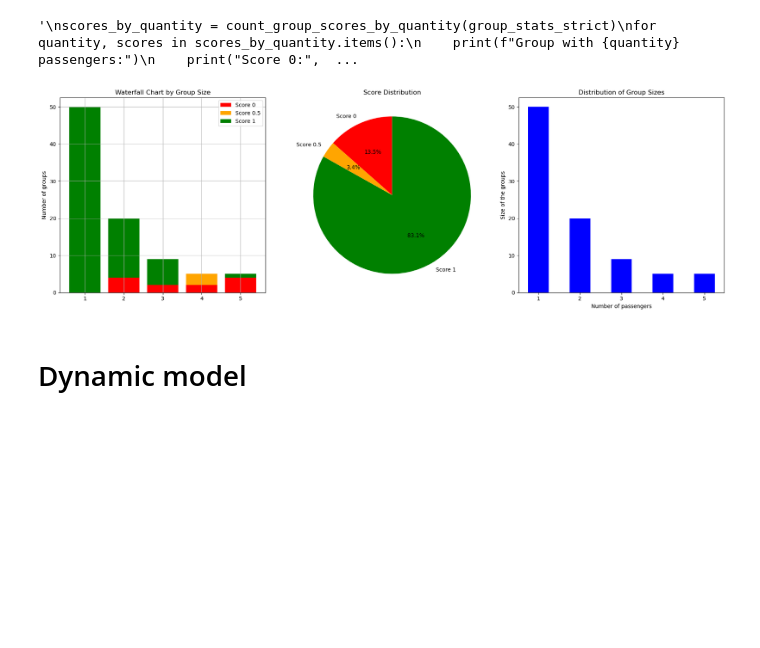
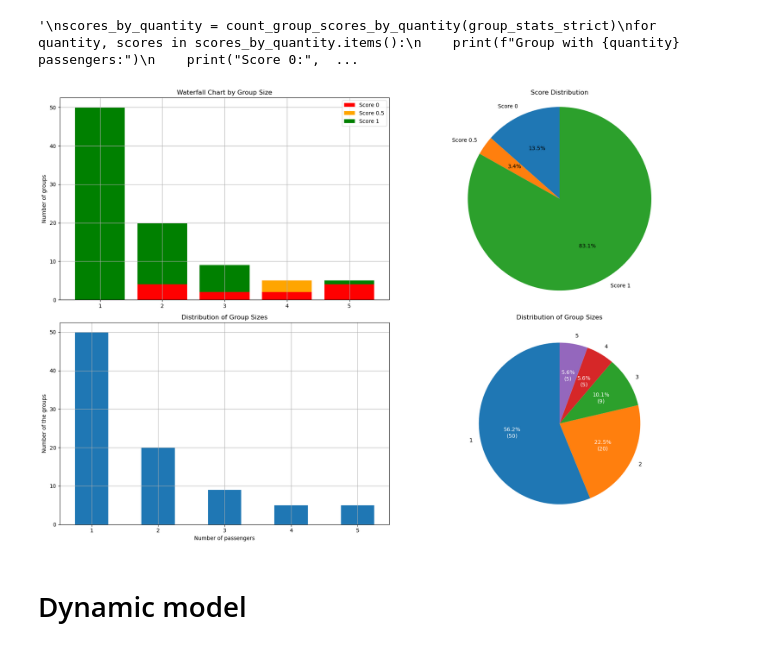
Before and after one commit to DelphineSalzmann/Opti_AirFrance, a Jupyter notebook: main.ipynb, the cells around one changed output. Saved outputs shown, nothing was run; the diff lists cells and outputs as text; code cells hidden in the pictures; blank space fills up the shorter version.

```diff
--- a/main.ipynb
+++ b/main.ipynb
@@ -963,7 +1009,7 @@ def plot_waterfall_with_side_charts(scores_by_quantity):
     one_scores = [score["1"] for score in scores_by_quantity.values()]
 
     # Plotting the waterfall chart
-    fig, (ax1, ax2, ax3) = plt.subplots(1, 3, figsize=(18, 6))
+    fig, ((ax1, ax2), (ax3, ax4)) = plt.subplots(2, 2, figsize=(18, 12))
 
     # Waterfall chart
     ax1.bar(group_labels, zero_scores, label='Score 0', color='red')
@@ -971,39 +1017,51 @@ def plot_waterfall_with_side_charts(scores_by_quantity):
     ax1.bar(group_labels, one_scores, bottom=np.array(zero_scores) + np.array(half_scores), label='Score 1', color='green')
     ax1.set_ylabel('Number of groups')
     ax1.set_title('Waterfall Chart by Group Size')
     ax1.legend()
     ax1.grid(True)
 
 
     # Pie chart for score distribution
     labels = ['Score 0', 'Score 0.5', 'Score 1']
     scores_sum = np.array(zero_scores) + np.array(half_scores) + np.array(one_scores)
 
-    ax2.pie([sum(zero_scores), sum(half_scores), sum(one_scores)], labels=labels, autopct='%1.1f%%', startangle=90, colors=['red', 'orange', 'green'])
+
+    ax2.pie([sum(zero_scores), sum(half_scores), sum(one_scores)], labels=labels, autopct='%1.1f%%', startangle=90)
     ax2.axis('equal')
     ax2.set_title('Score Distribution')
-
-
 
     # Bar chart for group sizes
     x = np.arange(len(group_labels))  # the label locations
     width = 0.5  # the width of the bars
-    rects1 = ax3.bar(x, group_sizes, width, label='Group Sizes', align='center', color='blue')
+    rects1 = ax3.bar(x, group_sizes, width, label='Group Sizes', align='center')
+    ax3.grid(True)
     ax3.set_xticks(x)
     ax3.set_xticklabels(group_labels)  # Update to use group quantities directly
-    ax3.set_ylabel('Size of the groups')
+    ax3.set_ylabel('Number of the groups')
     ax3.set_title('Distribution of Group Sizes')
     ax3.set_xlabel('Number of passengers')  # Update x-axis label
 
+    # Creating the pie chart
+    def my_autopct(pct):
+        absolute = int(np.round(pct / 100.0 * np.sum(group_sizes)))
+        return f"{pct:.1f}%\n({absolute:d})"
 
+    pie_wedges, _, autotexts = ax4.pie(group_sizes, labels=group_labels, autopct=my_autopct, startangle=90)
+    ax4.set_title('Distribution of Group Sizes')
 
+    # Formatting text
+    for autotext in autotexts:
+        autotext.set_color('white')
+        autotext.set_fontsize(10)
+
+    # Displaying the plots
     plt.tight_layout()
     plt.show()
 
 # Example usage:
 plot_waterfall_with_side_charts(scores_by_quantity)
 # %% [output]
-[figure, old version]
+[figure, new version]
 # %% [markdown]
 # Dynamic model
 # %% [markdown]
```
Also changed, not shown: parts of 4 cells of this notebook.
